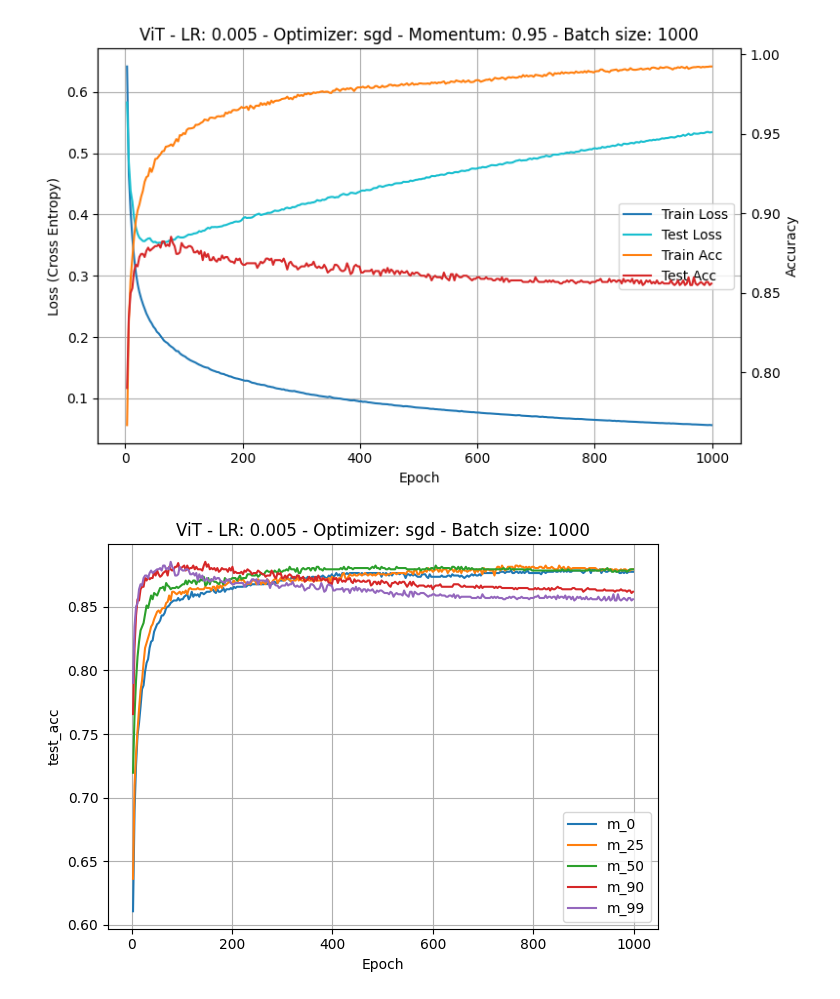
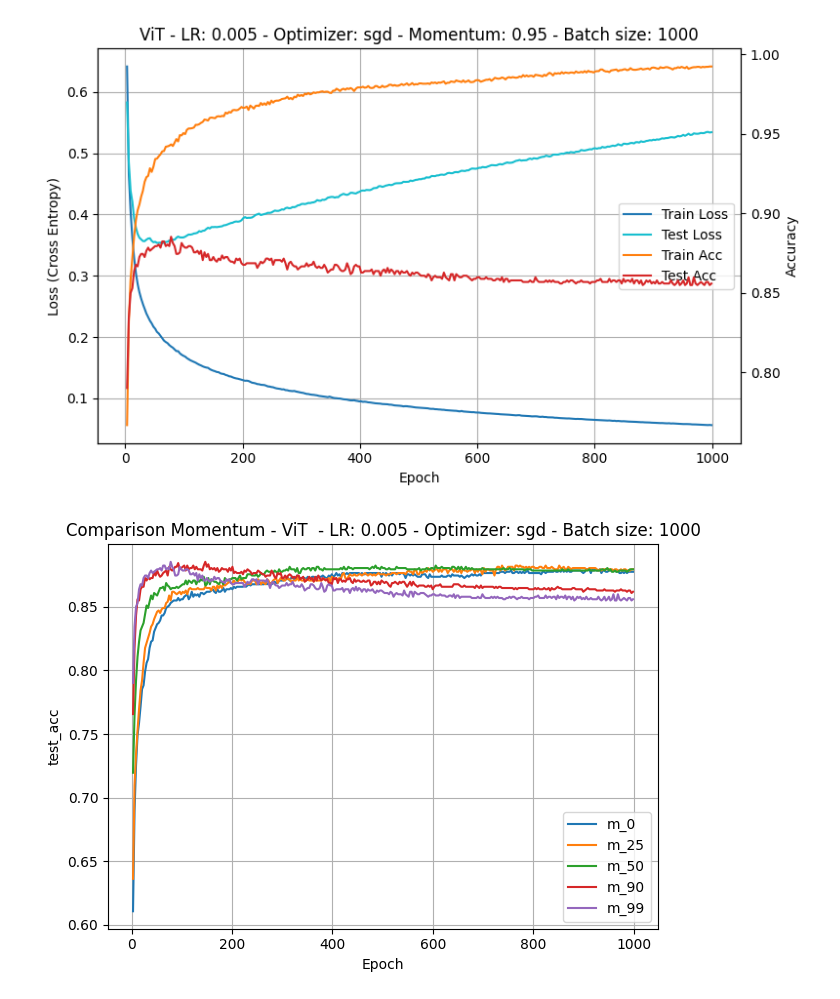
Before and after one commit to catyperry/farmers-eye-pytorch, a Jupyter notebook: plots/plotting.ipynb, the cells around one changed output. Saved outputs shown, nothing was run; the diff lists cells and outputs as text; code cells hidden in the pictures.

```diff
--- a/plots/plotting.ipynb
+++ b/plots/plotting.ipynb
@@ -247,20 +7,0 @@ def plot_comp_batch(quantity, batch):
-# %%
-# Only 30 epochs
-# d01 =  pd.read_csv('C:/Users/Farmer/Desktop/FarmersEye/farmers-eye-pytorch/outputs_vit/csv/metrics_20250625_011530_vit_base_patch16_224.csv', skiprows=7)
-# d001 = pd.read_csv('C:/Users/Farmer/Desktop/FarmersEye/farmers-eye-pytorch/outputs_vit/csv/metrics_20250625_001202_vit_base_patch16_224.csv', skiprows=7)
-# d0001 = pd.read_csv('C:/Users/Farmer/Desktop/FarmersEye/farmers-eye-pytorch/outputs_vit/csv/metrics_20250625_012818_vit_base_patch16_224.csv', skiprows=7)
-# d00001 = pd.read_csv('C:/Users/Farmer/Desktop/FarmersEye/farmers-eye-pytorch/outputs_vit/csv/metrics_20250625_014457_vit_base_patch16_224.csv', skiprows=7)
-
-
-# 600 epochs
-lr = {
-    '0.01' : 'metrics_20250625_033820_vit_base_patch16_224.csv',
-    '0.005' : 'metrics_20250625_050825_vit_base_patch16_224.csv',
-    '0.001' : 'metrics_20250625_063841_vit_base_patch16_224.csv',
-    '0.0001' : 'metrics_20250625_080903_vit_base_patch16_224.csv'
-}
-
-
-for item in lr:
-    meta, df = read_metrics_old_csv(f"../outputs_vit/csv/{lr[item]}")
-    plot_single_lr(meta, df)
@@ -297,6 +329,6 @@ for item in momentum:
 [figure]
 [figure]
 # %%
-plot_comp_momentum('test_acc', momentum)
+plot_comp_vit('test_acc', momentum, 'Momentum', 'momentum')
 # %% [output]
-[figure, old version]
+[figure, new version]
```
Also changed, not shown: parts of 49 cells of this notebook, 32 other files.
